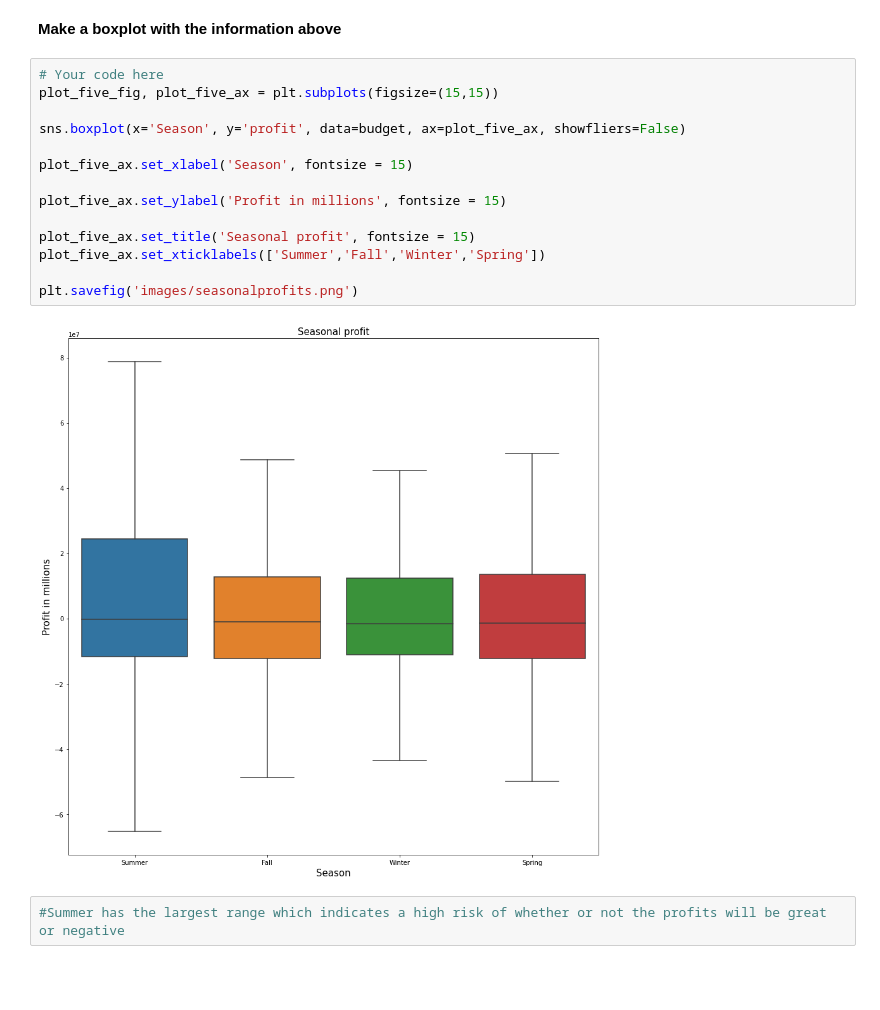
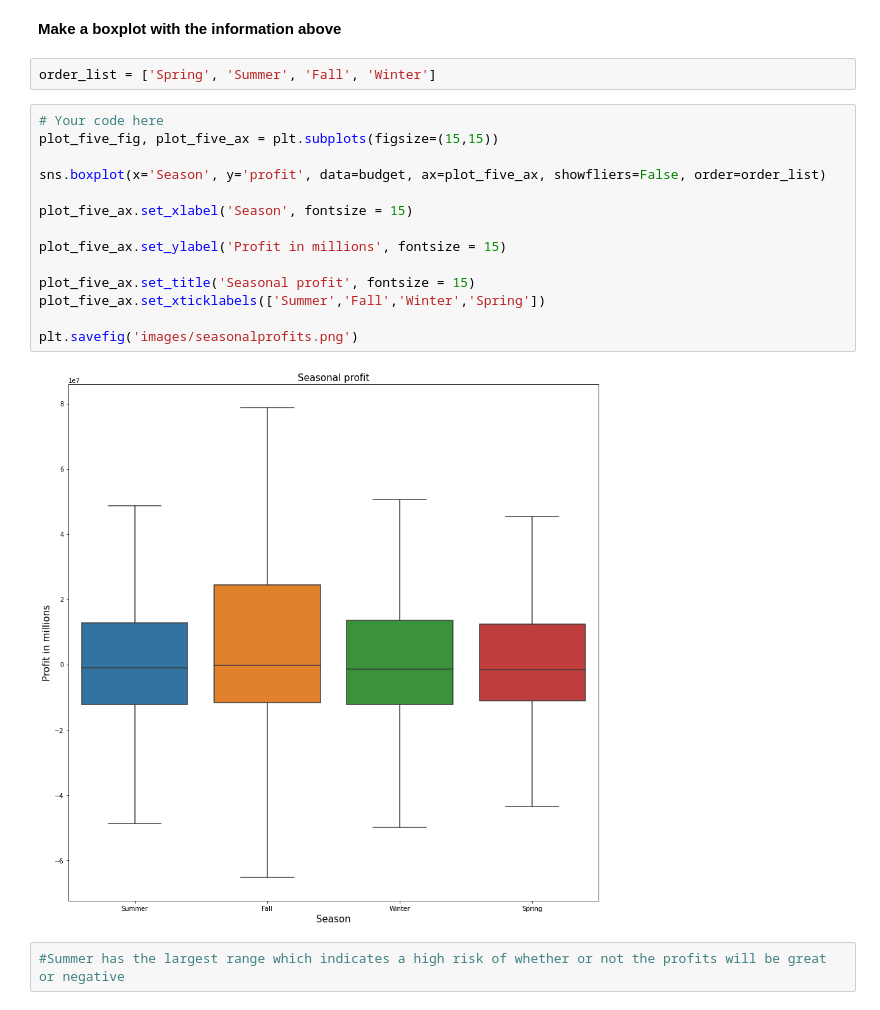
Before and after one commit to richesinrr0/microsoft_movie_analysis, a Jupyter notebook: final_notebook.ipynb, the cells around one changed output. Drawn from its saved outputs; the diff is of its cells as text; blank space fills up the shorter version.

```diff
--- a/final_notebook.ipynb
+++ b/final_notebook.ipynb
@@ -185,22 +185,24 @@ budget
 938 rows × 9 columns
 # %% [markdown]
 **Make a boxplot with the information above**
+# %%
+order_list = ['Spring', 'Summer', 'Fall', 'Winter']
 # %%
 # Your code here
 plot_five_fig, plot_five_ax = plt.subplots(figsize=(15,15))
 
-sns.boxplot(x='Season', y='profit', data=budget, ax=plot_five_ax, showfliers=False)
+sns.boxplot(x='Season', y='profit', data=budget, ax=plot_five_ax, showfliers=False, order=order_list)
 
 plot_five_ax.set_xlabel('Season', fontsize = 15)
 
 plot_five_ax.set_ylabel('Profit in millions', fontsize = 15)
 
 plot_five_ax.set_title('Seasonal profit', fontsize = 15)
 plot_five_ax.set_xticklabels(['Summer','Fall','Winter','Spring'])
 
 plt.savefig('images/seasonalprofits.png')
 # %% [output]
-[figure, old version]
+[figure, new version]
 # %%
 #Summer has the largest range which indicates a high risk of whether or not the profits will be great or negative
 # %% [markdown]
```
Also changed, not shown: parts of 30 cells of this notebook, 13 other files.
